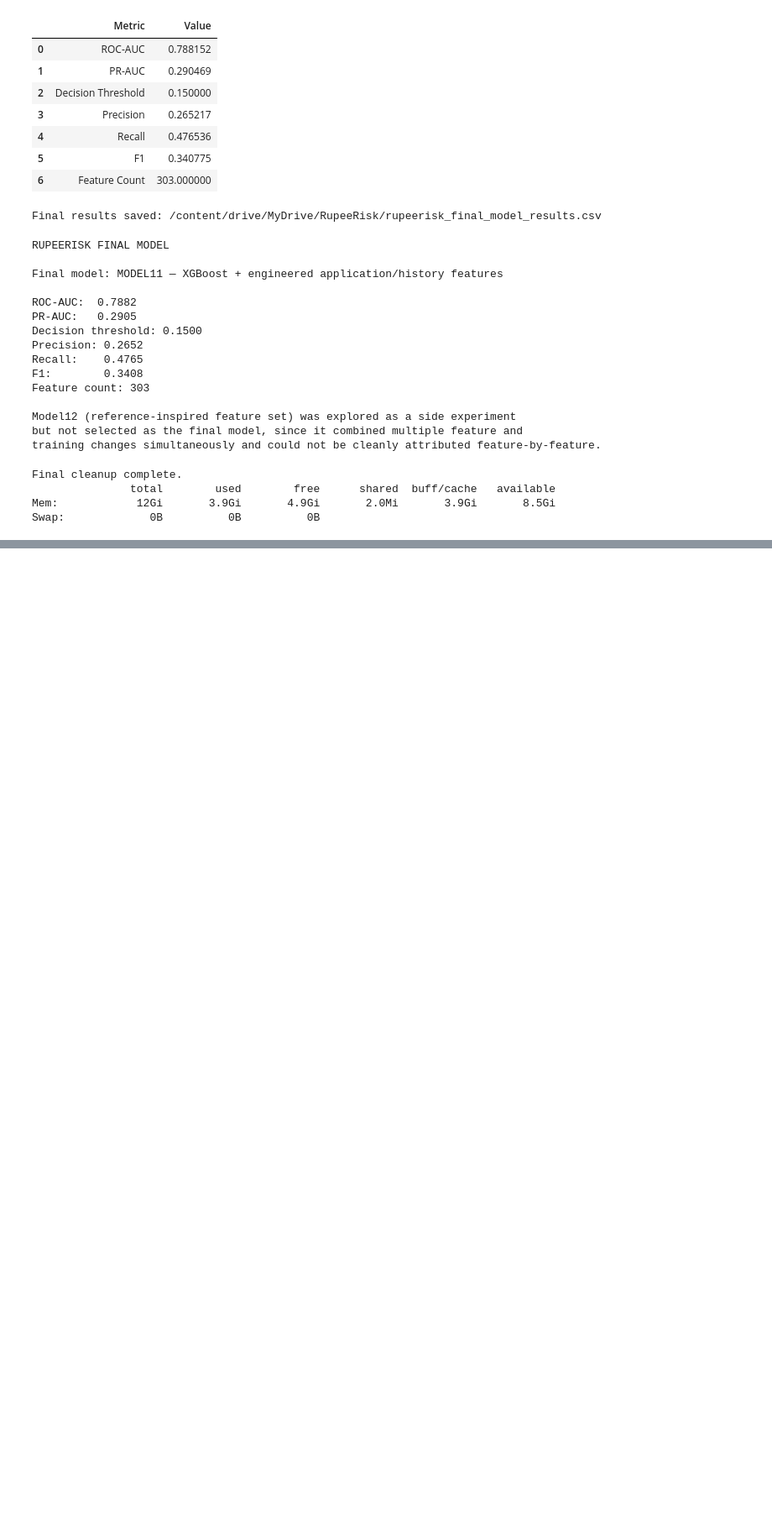
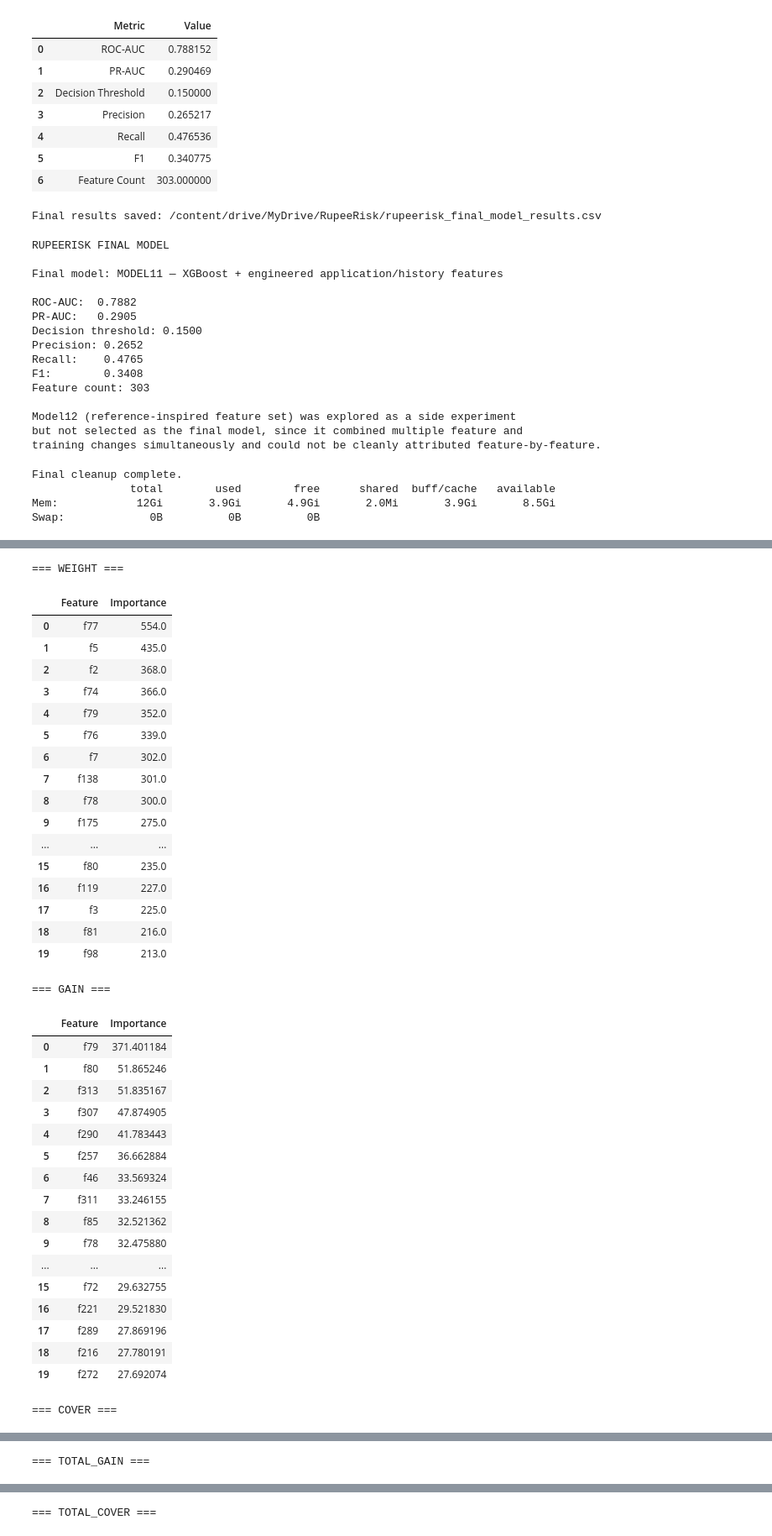
Before and after one commit to ayushhh026/RuppeRisk, a Jupyter notebook: notebooks/MODEL11_Finalization_SHAP_Business_Analysis.ipynb, the cells around one changed output, grey strips where cells are left out. Shown at 84% size. Saved outputs shown, nothing was run; the diff lists cells and outputs as text; code cells hidden in the pictures; blank space fills up the shorter version.

```diff
--- a/notebooks/MODEL11_Finalization_SHAP_Business_Analysis.ipynb
+++ b/notebooks/MODEL11_Finalization_SHAP_Business_Analysis.ipynb
@@ -378,0 +445,71 @@ Swap:             0B          0B          0B
+# %%
+booster = model11.get_booster()
+
+importance_types = [
+    "weight",
+    "gain",
+    "cover",
+    "total_gain",
+    "total_cover"
+]
+
+for importance_type in importance_types:
+    print(f"\n=== {importance_type.upper()} ===")
+
+    importance_dict = booster.get_score(
+        importance_type=importance_type
+    )
+
+    importance_df = (
+        pd.DataFrame(
+            importance_dict.items(),
+            columns=["Feature", "Importance"]
+        )
+        .sort_values(
+            "Importance",
+            ascending=False
+        )
+        .reset_index(drop=True)
+    )
+
+    display(
+        importance_df.head(20)
+    )
+# %% [output]
+=== WEIGHT ===
+|  | Feature | Importance |
+| 0 | f77 | 554.0 |
+| 1 | f5 | 435.0 |
+| 2 | f2 | 368.0 |
+| 3 | f74 | 366.0 |
+| 4 | f79 | 352.0 |
+| 5 | f76 | 339.0 |
+| 6 | f7 | 302.0 |
+| 7 | f138 | 301.0 |
+| 8 | f78 | 300.0 |
+| 9 | f175 | 275.0 |
+| ... | ... | ... |
+| 15 | f80 | 235.0 |
+| 16 | f119 | 227.0 |
+| 17 | f3 | 225.0 |
+| 18 | f81 | 216.0 |
+| 19 | f98 | 213.0 |
+=== GAIN ===
+|  | Feature | Importance |
+| 0 | f79 | 371.401184 |
+| 1 | f80 | 51.865246 |
+| 2 | f313 | 51.835167 |
+| 3 | f307 | 47.874905 |
+| 4 | f290 | 41.783443 |
+| 5 | f257 | 36.662884 |
+| 6 | f46 | 33.569324 |
+| 7 | f311 | 33.246155 |
+| 8 | f85 | 32.521362 |
+| 9 | f78 | 32.475880 |
+| ... | ... | ... |
+| 15 | f72 | 29.632755 |
+| 16 | f221 | 29.521830 |
+| 17 | f289 | 27.869196 |
+| 18 | f216 | 27.780191 |
+| 19 | f272 | 27.692074 |
+=== COVER ===
@@ -378,0 +533 @@ Swap:             0B          0B          0B
+=== TOTAL_GAIN ===
@@ -378,0 +551 @@ Swap:             0B          0B          0B
+=== TOTAL_COVER ===
```
Also changed, not shown: parts of 4 cells of this notebook.
